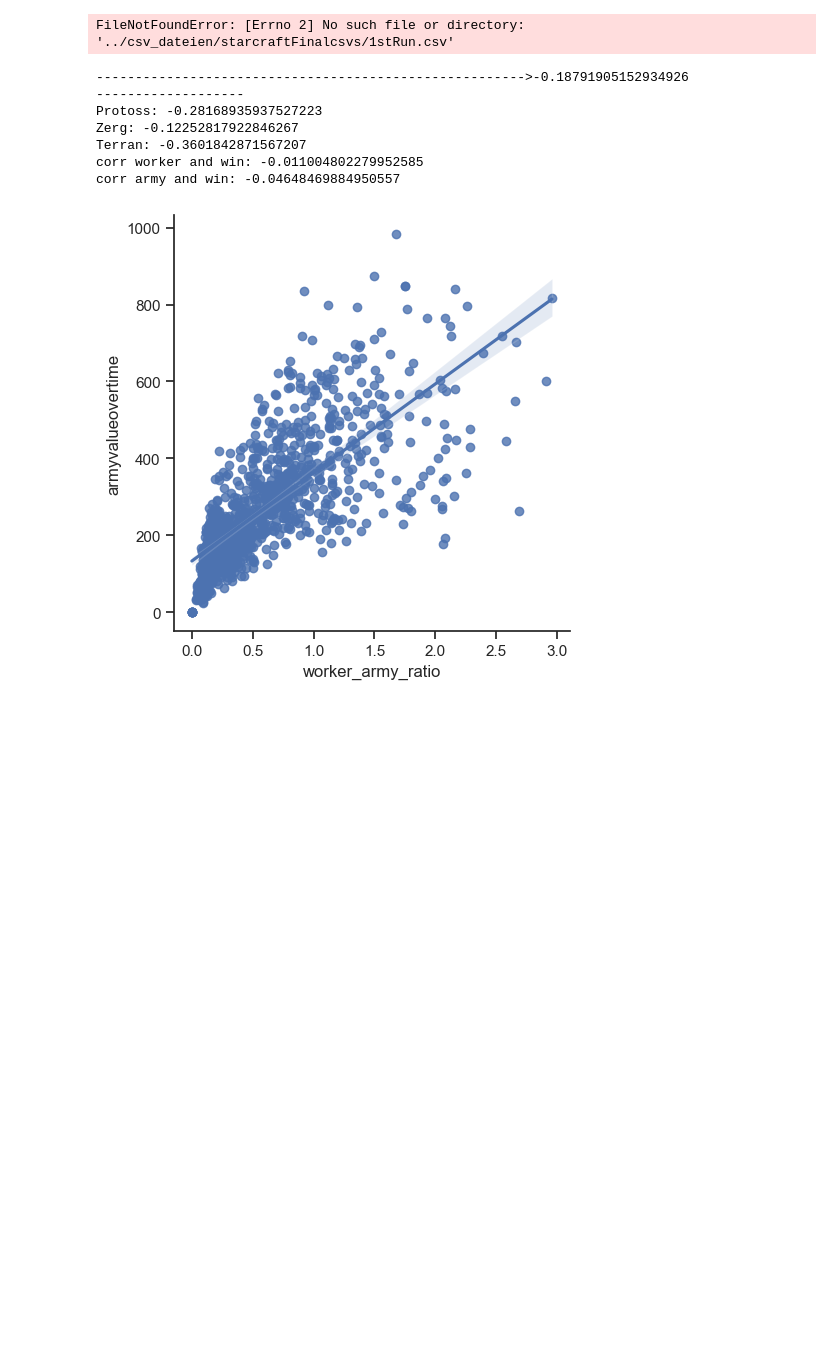
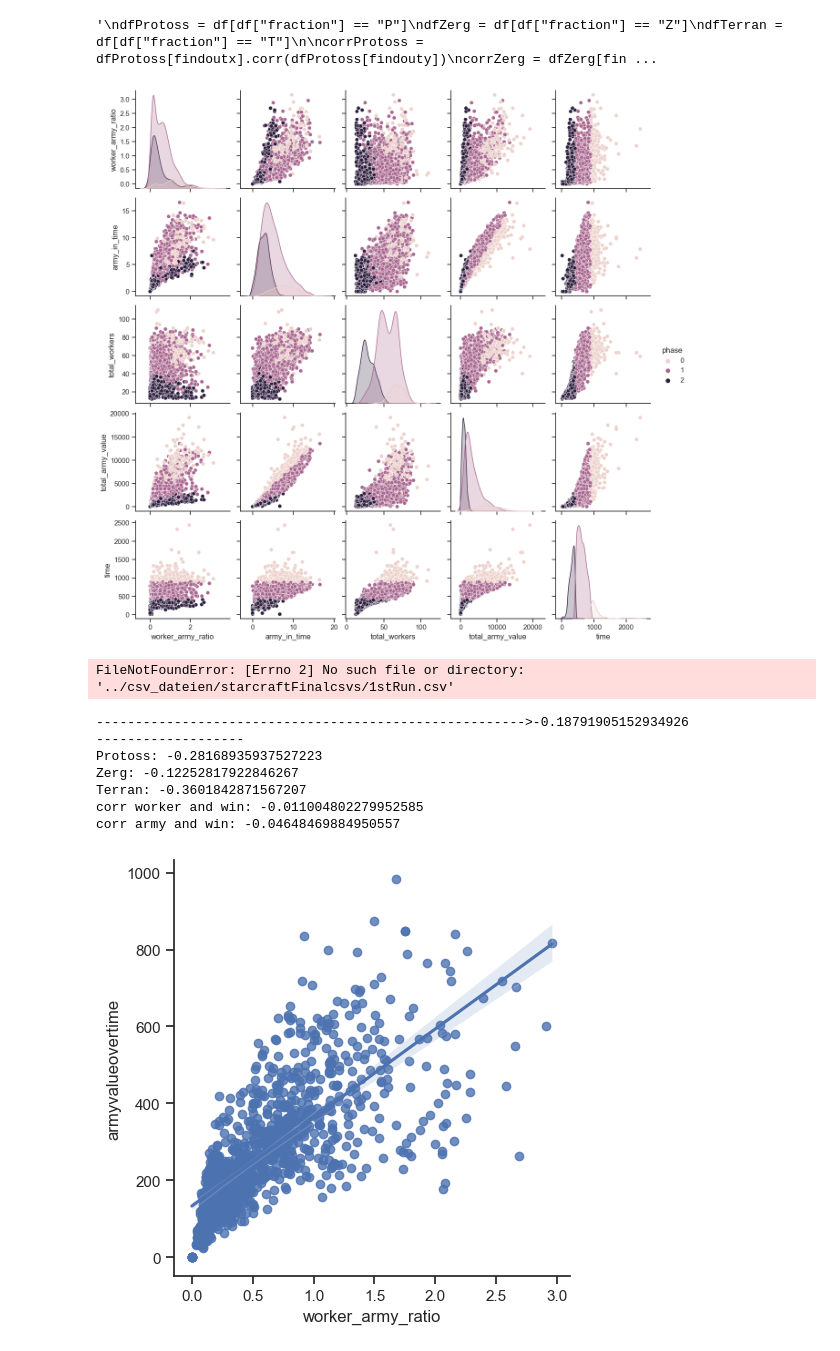
Before and after one commit to Monsieur-Bandana/gurobi_machine_learning, a Jupyter notebook: starcraft-pandas-version.ipynb, the cells around one changed output. Cells and saved outputs as stored; diff of their text form; code cells hidden in the pictures; blank space fills up the shorter version.

```diff
--- a/starcraft-pandas-version.ipynb
+++ b/starcraft-pandas-version.ipynb
@@ -65,0 +60,69 @@ corr army and win: -0.03877291533308946
+# %%
+# Ermitteln welche Fraktion die stärkste Korrelation hat
+
+import pandas as pd
+import warnings
+
+import matplotlib.pyplot as plt
+
+import seaborn as sns
+
+import numpy as np
+
+df = pd.read_csv('csv_dateien/starcraftFinalcsvs/stackedRun.csv')
+
+findoutx = "worker_army_ratio"
+findouty = "army_in_time"
+
+df = df[df["time"] > 0]
+
+df["army_in_time"] = df["total_army_value"]/df["time"]
+df["worker_army_ratio"] = df["total_army"]/df["total_workers"]
+
+conditions = [
+    (df['time'] <= 420),
+    (df['time'] > 420) & (df['time'] <= 900),
+    (df['time'] > 900),
+]
+
+values = [2, 1, 0]
+
+df["phase"] = np.select(conditions, values)
+
+
+print(df.head())
+
+print(df)
+
+heighti = 8
+
+sns.set_theme(style="ticks", palette=sns.color_palette("husl", 9))
+
+sns.pairplot(data=df[[findoutx,findouty,"total_workers","total_army_value","phase", "time"]], hue="phase")
+
+"""
+dfProtoss = df[df["fraction"] == "P"]
+dfZerg = df[df["fraction"] == "Z"]
+dfTerran = df[df["fraction"] == "T"]
+
+corrProtoss = dfProtoss[findoutx].corr(dfProtoss[findouty])
+corrZerg = dfZerg[findoutx].corr(dfZerg[findouty])
+corrTerran = dfTerran[findoutx].corr(dfTerran[findouty])
+
+print("corrProtoss: {}\ncorrZerg: {}\ncorrTerran: {}".format(corrProtoss,corrZerg,corrTerran))
+
+g3= sns.lmplot(x=findoutx, y=findouty, data=dfTerran[[findoutx,findouty]],
+          height=heighti)
+
+# Korrelation worker und sieg
+
+corrWorker = dfTerran["total_workers"].corr(dfTerran["winner"])
+
+# Korrelation army und sieg
+# keine Korrelation, da nur die army zum ersten zeitpunkt zählt
+
+corrArmy = dfTerran["total_army"].corr(dfTerran["winner"])
+
+print("corr worker and win: {}\ncorr army and win: {}".format(corrWorker,corrArmy))
+"""
+# %% [output]
@@ -66,3 +146,5 @@ corr army and win: -0.03877291533308946
+'\ndfProtoss = df[df["fraction"] == "P"]\ndfZerg = df[df["fraction"] == "Z"]\ndfTerran = df[df["fraction"] == "T"]\n\ncorrProtoss = dfProtoss[findoutx].corr(dfProtoss[findouty])\ncorrZerg = dfZerg[fin ...
+[figure, added]
 # %%
 # Ermitteln welche Fraktion die stärkste Korrelation hat
 
```
Also changed, not shown: parts of 4 cells of this notebook, 10 other files.
